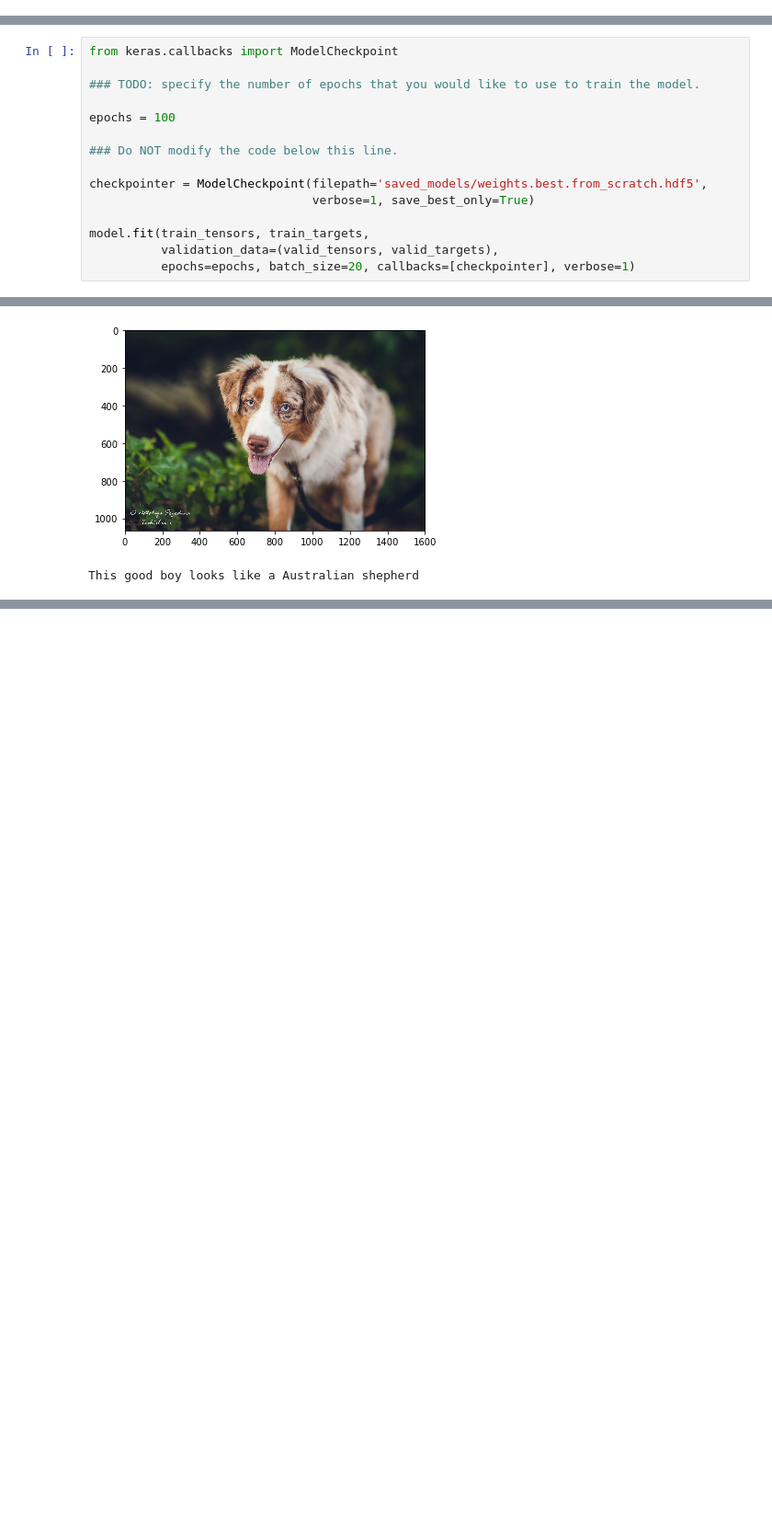
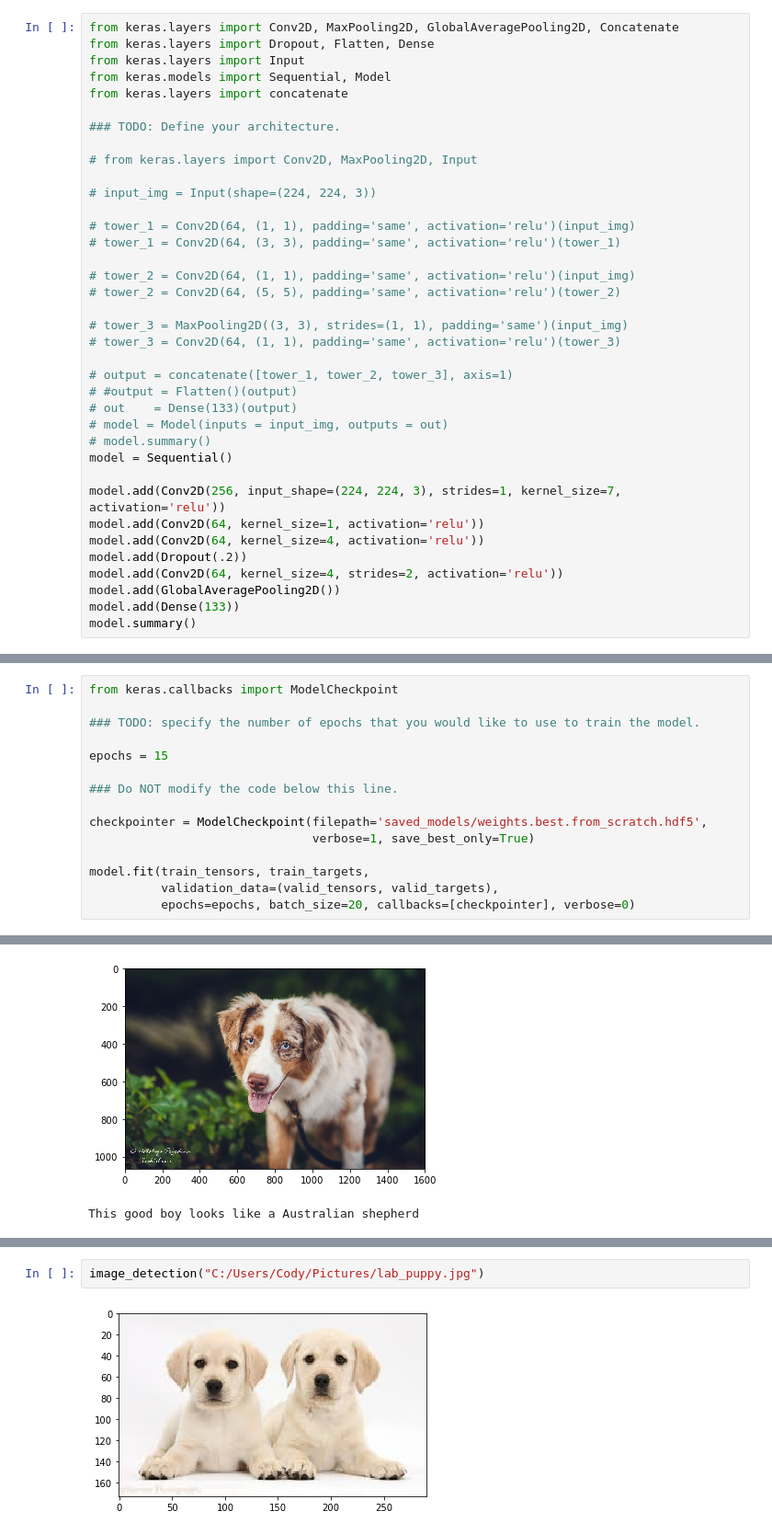
Before and after one commit to Cojacfar/dog-project, a Jupyter notebook: dog_app.ipynb, the cells around one changed output, grey strips where cells are left out. Shown at 92% size. Saved outputs shown, nothing was run; the diff lists cells and outputs as text; blank space fills up the shorter version.

```diff
--- a/dog_app.ipynb
+++ b/dog_app.ipynb
@@ -399,0 +365,37 @@ _________________________________________________________________
+# %%
+from keras.layers import Conv2D, MaxPooling2D, GlobalAveragePooling2D, Concatenate
+from keras.layers import Dropout, Flatten, Dense
+from keras.layers import Input
+from keras.models import Sequential, Model
+from keras.layers import concatenate
+
+### TODO: Define your architecture.
+
+# from keras.layers import Conv2D, MaxPooling2D, Input
+
+# input_img = Input(shape=(224, 224, 3))
+
+# tower_1 = Conv2D(64, (1, 1), padding='same', activation='relu')(input_img)
+# tower_1 = Conv2D(64, (3, 3), padding='same', activation='relu')(tower_1)
+
+# tower_2 = Conv2D(64, (1, 1), padding='same', activation='relu')(input_img)
+# tower_2 = Conv2D(64, (5, 5), padding='same', activation='relu')(tower_2)
+
+# tower_3 = MaxPooling2D((3, 3), strides=(1, 1), padding='same')(input_img)
+# tower_3 = Conv2D(64, (1, 1), padding='same', activation='relu')(tower_3)
+
+# output = concatenate([tower_1, tower_2, tower_3], axis=1)
+# #output = Flatten()(output)
+# out    = Dense(133)(output)
+# model = Model(inputs = input_img, outputs = out)
+# model.summary()
+model = Sequential()
+
+model.add(Conv2D(256, input_shape=(224, 224, 3), strides=1, kernel_size=7, activation='relu'))
+model.add(Conv2D(64, kernel_size=1, activation='relu'))
+model.add(Conv2D(64, kernel_size=4, activation='relu'))
+model.add(Dropout(.2))
+model.add(Conv2D(64, kernel_size=4, strides=2, activation='relu'))
+model.add(GlobalAveragePooling2D())
+model.add(Dense(133))
+model.summary()
@@ -412,7 +432,7 @@ from keras.callbacks import ModelCheckpoint
 
 ### TODO: specify the number of epochs that you would like to use to train the model.
 
-epochs = 100
+epochs = 15
 
 ### Do NOT modify the code below this line.
 
@@ -421,5 +441,5 @@ checkpointer = ModelCheckpoint(filepath='saved_models/weights.best.from_scratch.
 
 model.fit(train_tensors, train_targets,
           validation_data=(valid_tensors, valid_targets),
-          epochs=epochs, batch_size=20, callbacks=[checkpointer], verbose=1)
+          epochs=epochs, batch_size=20, callbacks=[checkpointer], verbose=0)
 # %% [output]
@@ -802,0 +815,4 @@ You look like a Bichon frise
+# %%
+image_detection("C:/Users/Cody/Pictures/lab_puppy.jpg")
+# %% [output]
+[figure, added]
```
Also changed, not shown: parts of 17 cells of this notebook, 2 other files.
